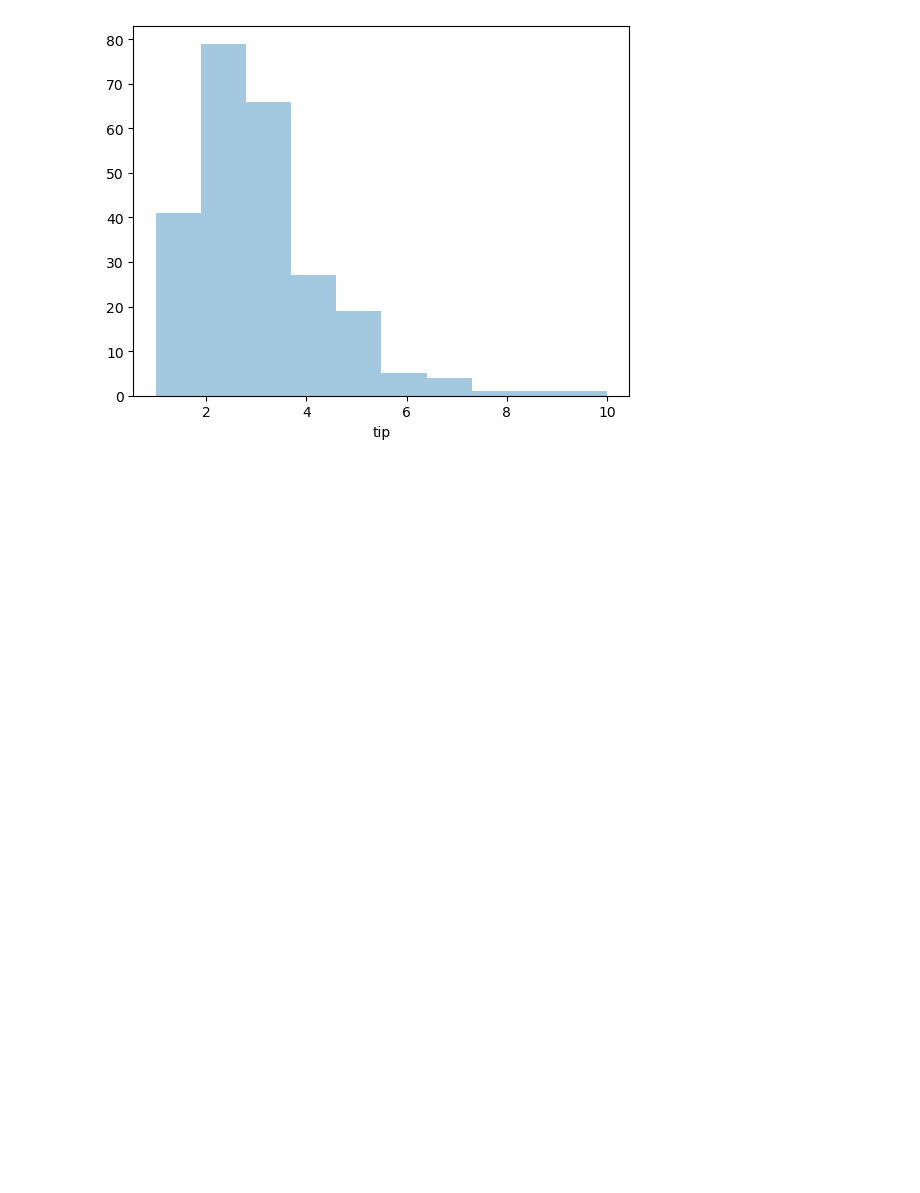
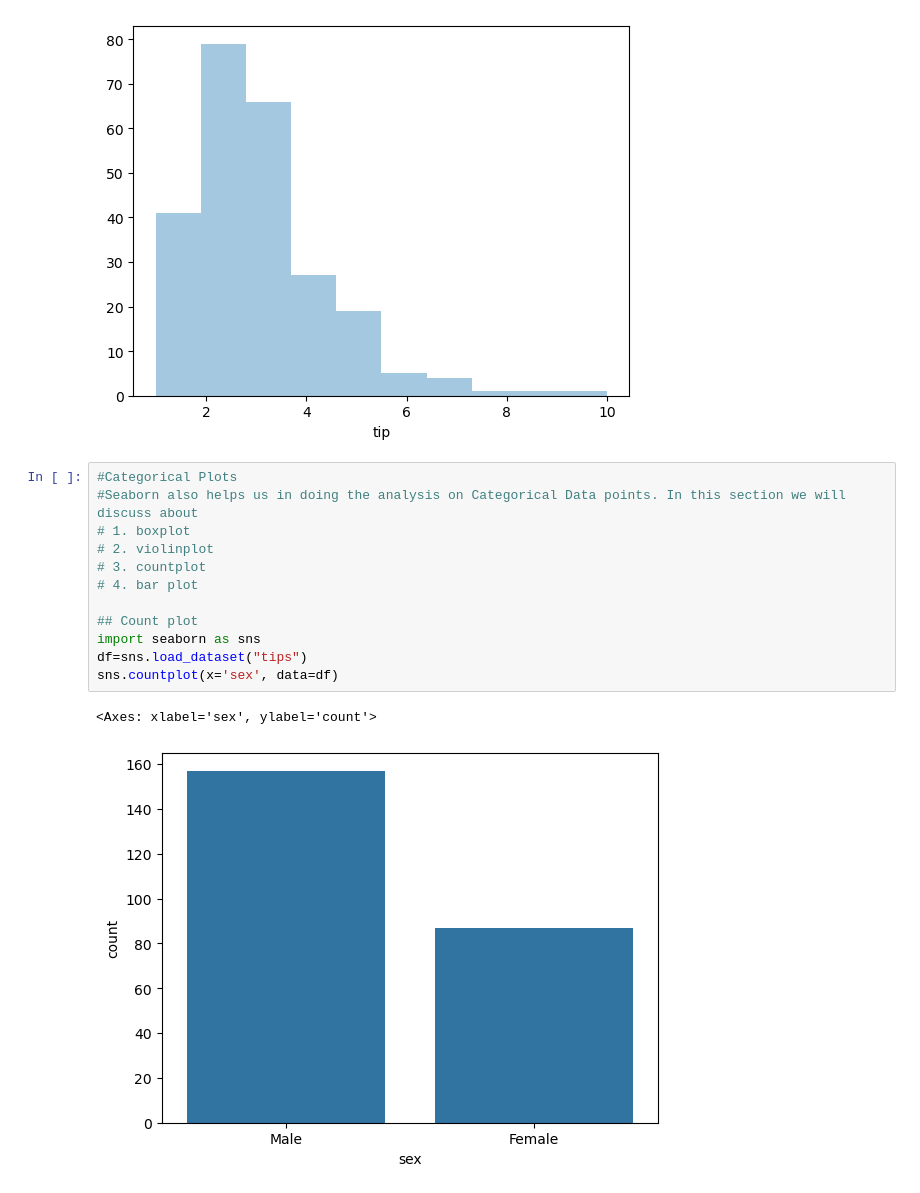
Before and after one commit to codeuser-crypto/ML, a Jupyter notebook: 5-seaborn.ipynb, the cells around one changed output. Cells and saved outputs as stored; diff of their text form; blank space fills up the shorter version.

```diff
--- a/5-seaborn.ipynb
+++ b/5-seaborn.ipynb
@@ -82,3 +82,18 @@ https://gist.github.com/mwaskom/de44147ed2974457ad6372750bbe5751
   sns.distplot(df['tip'],kde=False,bins=10)
 <Axes: xlabel='tip'>
 [figure]
+# %%
+#Categorical Plots
+#Seaborn also helps us in doing the analysis on Categorical Data points. In this section we will discuss about
+# 1. boxplot
+# 2. violinplot
+# 3. countplot
+# 4. bar plot
+
+## Count plot
+import seaborn as sns
+df=sns.load_dataset("tips")
+sns.countplot(x='sex', data=df)
+# %% [output]
+<Axes: xlabel='sex', ylabel='count'>
+[figure, added]
```
Also changed, not shown: parts of 10 cells of this notebook, 2 other files.
